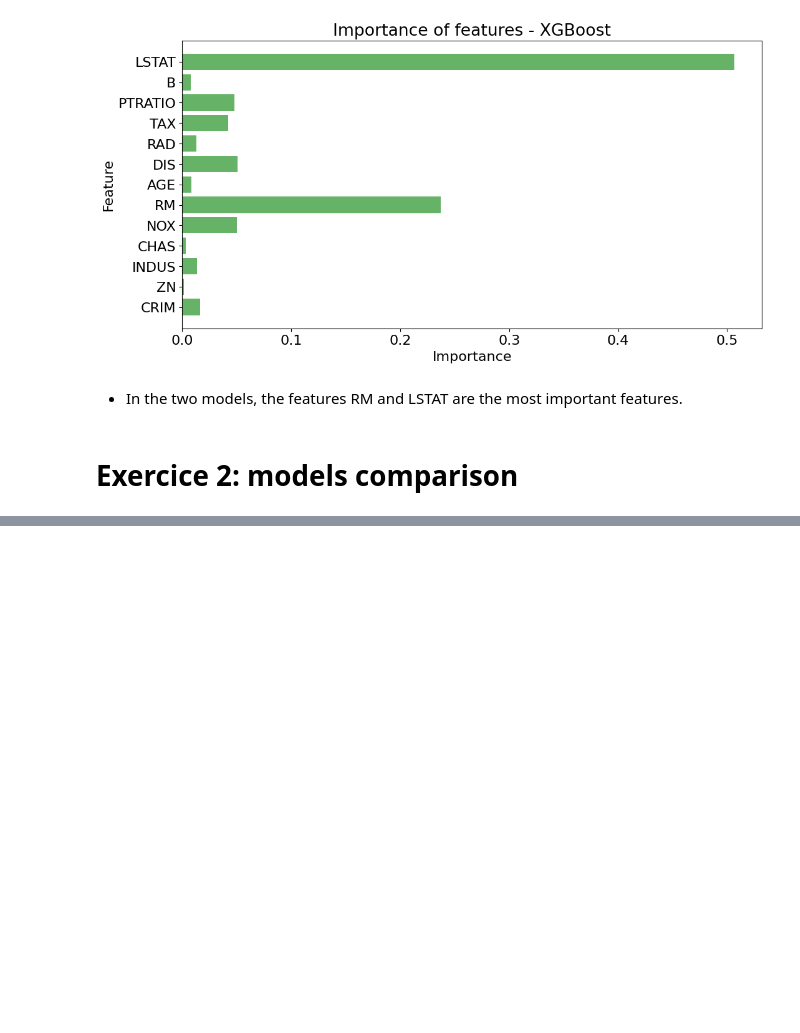
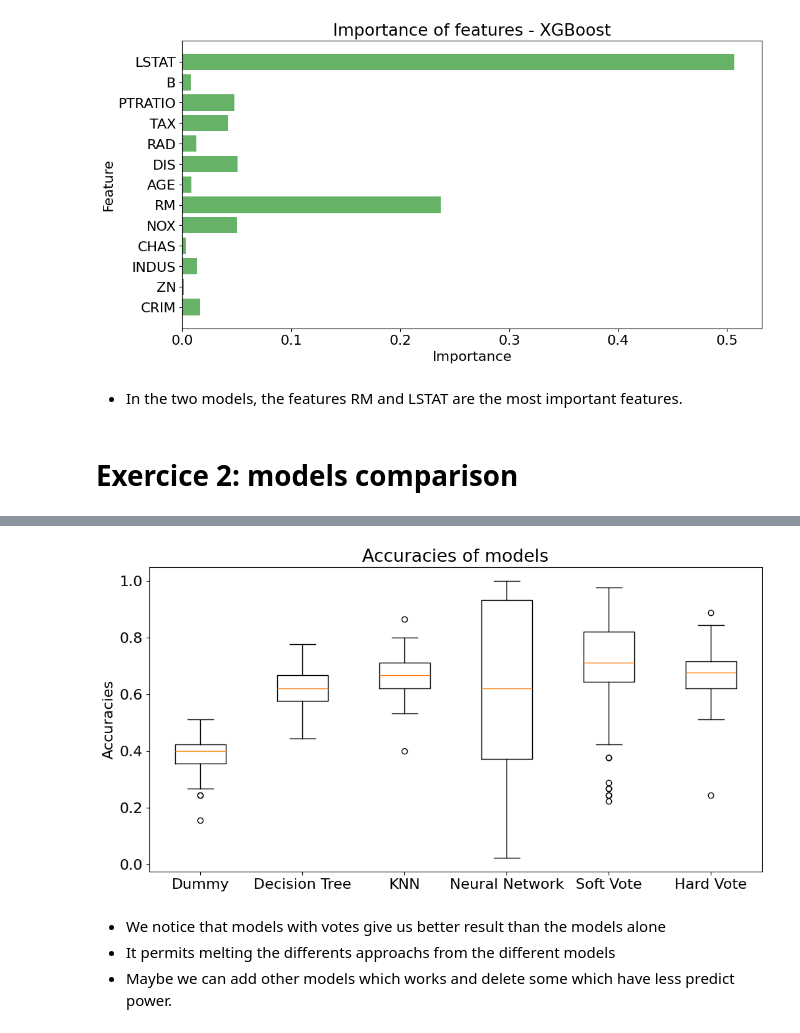
Before and after one commit to LucasTexier/Ensemble_learning, a Jupyter notebook: ensemble_learning.ipynb, the cells around one changed output, grey strips where cells are left out. Drawn from its saved outputs; the diff is of its cells as text; code cells hidden in the pictures; blank space fills up the shorter version.

```diff
--- a/ensemble_learning.ipynb
+++ b/ensemble_learning.ipynb
@@ -156,0 +231,25 @@ ValueError: could not convert string to float: 'class2'
+# %%
+#hard vote : class with more votes is the output
+hard_model = VotingClassifier(estimators=[('Dummy', dummy_model), ('Decision Tree', decisiontree_model), ('KNN', knn_model), ('Neural Network', nn_model)], voting='hard')
+
+#soft vote : class with best average of probability predict by each model is the output
+soft_model = VotingClassifier(estimators=[('Dummy', dummy_model), ('Decision Tree', decisiontree_model), ('KNN', knn_model), ('Neural Network', nn_model)], voting='soft')
+
+hard_accuracy = get_accuracy(hard_model)
+soft_accuracy = get_accuracy(soft_model)
+# %%
+accuracies_vote = [dummy_accuracy, decisiontree_accuracy, knn_accuracy, nn_accuracy, soft_accuracy, hard_accuracy]
+
+labels = ["Dummy", "Decision Tree", "KNN", "Neural Network", "Soft Vote", "Hard Vote"]
+plt.figure(figsize=(12, 6))
+plt.boxplot(accuracies_vote)
+plt.xticks(range(1, 7), labels)
+plt.title("Accuracies of models")
+plt.ylabel("Accuracies")
+plt.show()
+# %% [output]
+[figure, added]
+# %% [markdown]
+* We notice that models with votes give us better result than the models alone
+* It permits melting the differents approachs from the different models
+* Maybe we can add other models which works and delete some which have less predict power.
```
Also changed, not shown: parts of 12 cells of this notebook.
